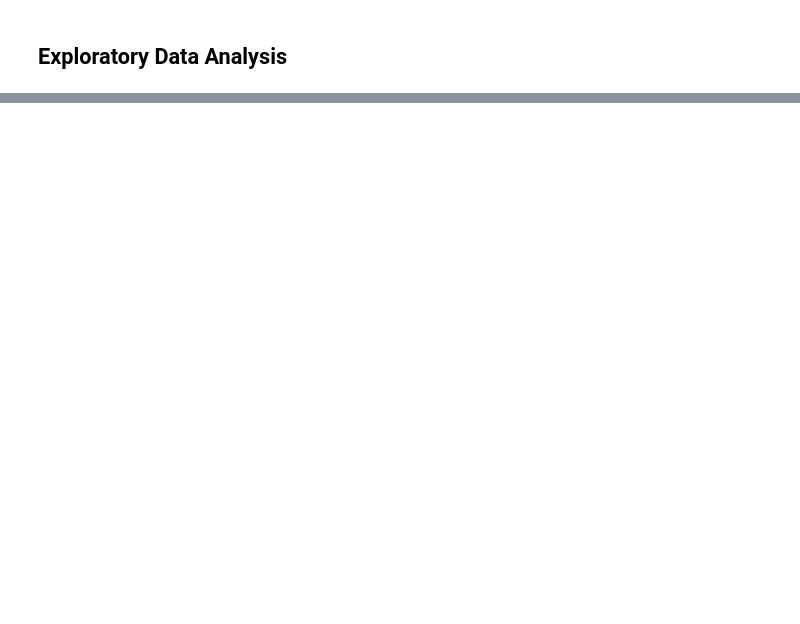
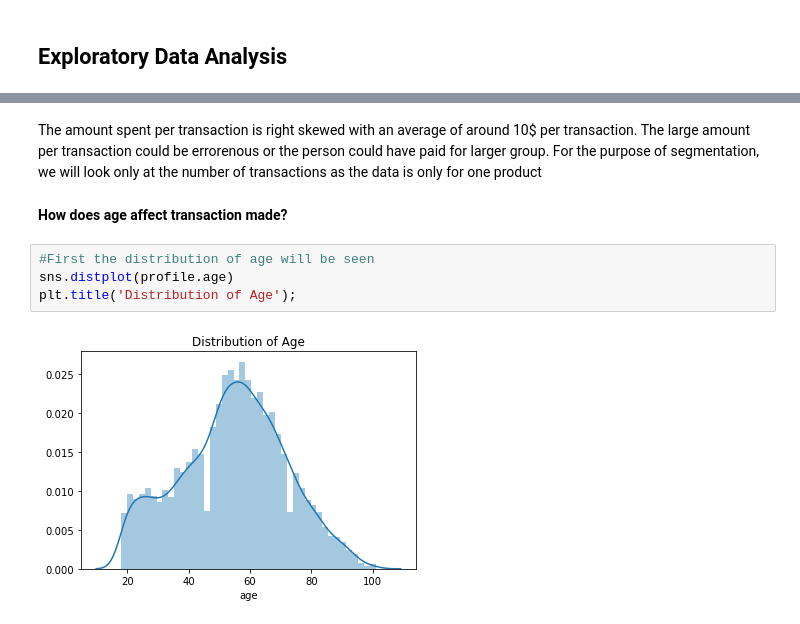
Before and after one commit to Kaiseryang1224/Starbucks_Capstone, a Jupyter notebook: Starbucks_Capstone_notebook.ipynb, the cells around one changed output, grey strips where cells are left out. Cells and saved outputs as stored; diff of their text form; blank space fills up the shorter version.

```diff
--- a/Starbucks_Capstone_notebook.ipynb
+++ b/Starbucks_Capstone_notebook.ipynb
@@ -724,0 +756,10 @@ After cleaning we have two dataframes
+# %% [markdown]
+The amount spent per transaction is right skewed with an average of around 10$ per transaction. The large amount per transaction could be errorenous or the person could have paid for larger group. For the purpose of segmentation, we will look only at the number of transactions as the data is only for one product
+# %% [markdown]
+**How does age affect transaction made?**
+# %%
+#First the distribution of age will be seen
+sns.distplot(profile.age)
+plt.title('Distribution of Age');
+# %% [output]
+[figure, added]
```
Also changed, not shown: parts of 106 cells of this notebook, 1 other file.
